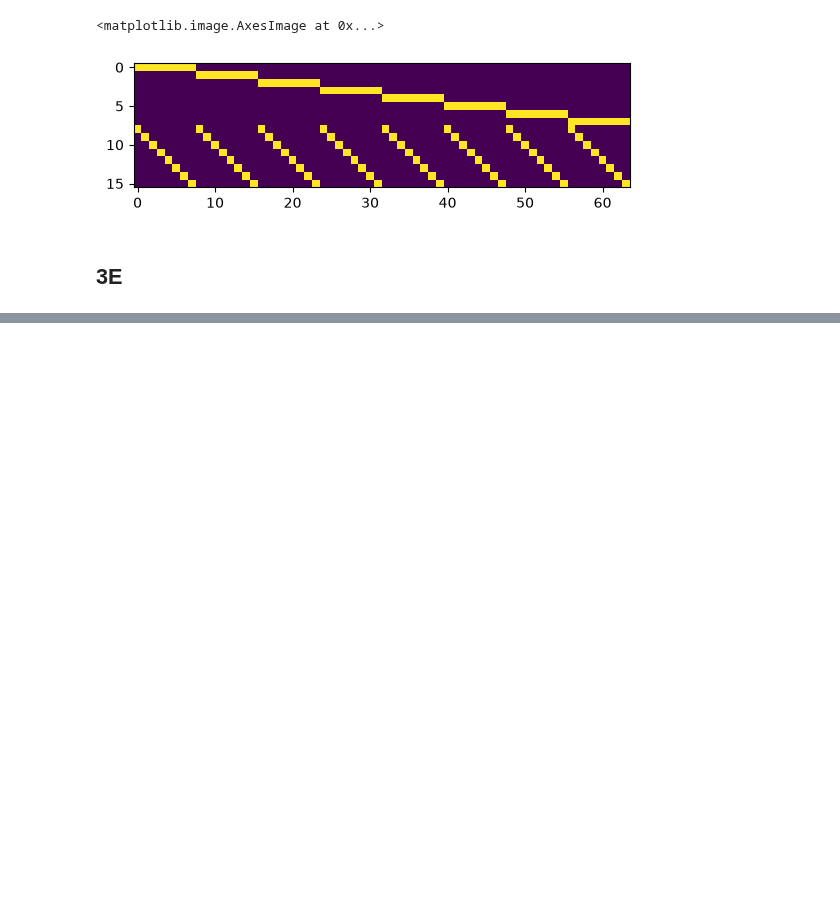
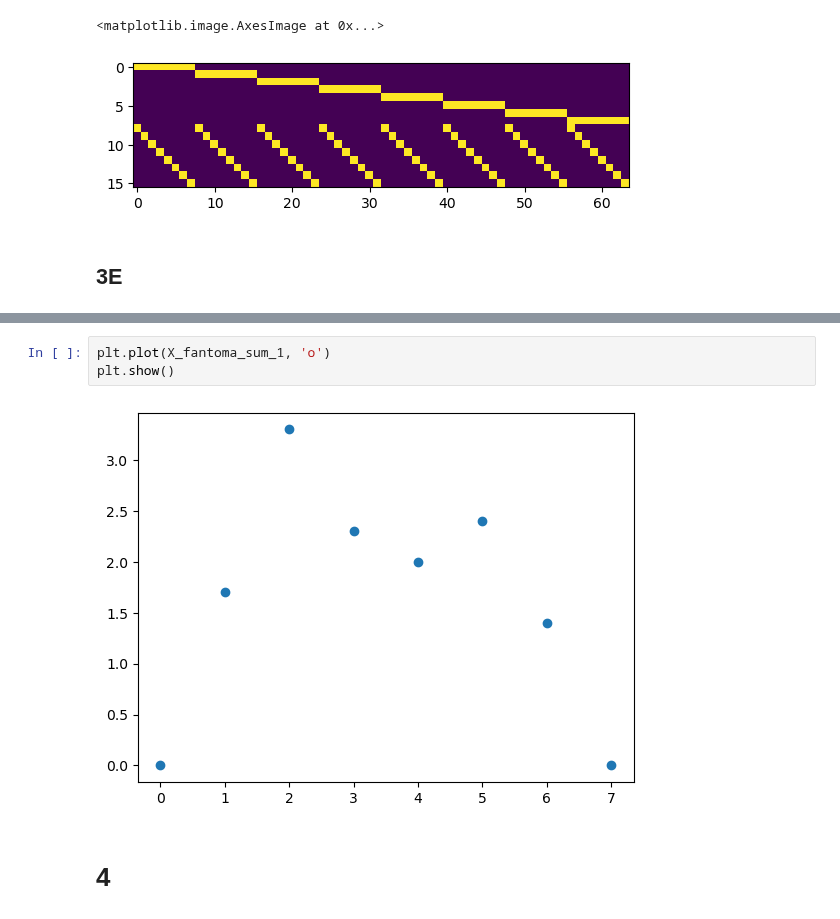
Before and after one commit to basmaxxx/metodos, a Jupyter notebook: TP1-Metodos.ipynb, the cells around one changed output, grey strips where cells are left out. Saved outputs shown, nothing was run; the diff lists cells and outputs as text; blank space fills up the shorter version.

```diff
--- a/TP1-Metodos.ipynb
+++ b/TP1-Metodos.ipynb
@@ -242,0 +247,7 @@ True
+# %%
+plt.plot(X_fantoma_sum_1, 'o')
+plt.show()
+# %% [output]
+[figure, added]
+# %% [markdown]
+# 4
```
Also changed, not shown: parts of 2 cells of this notebook.
